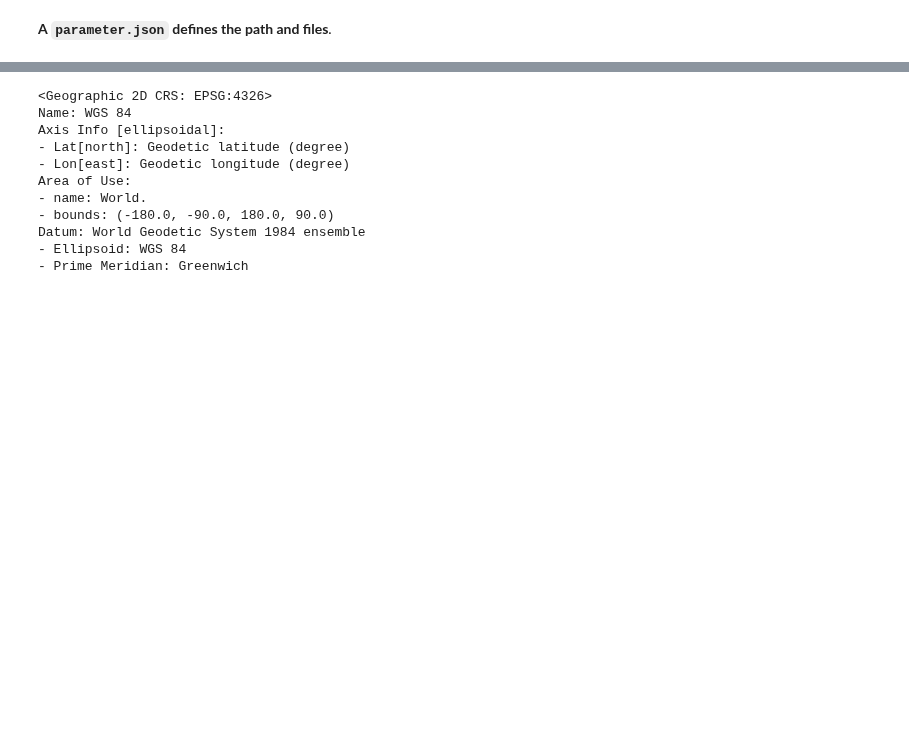
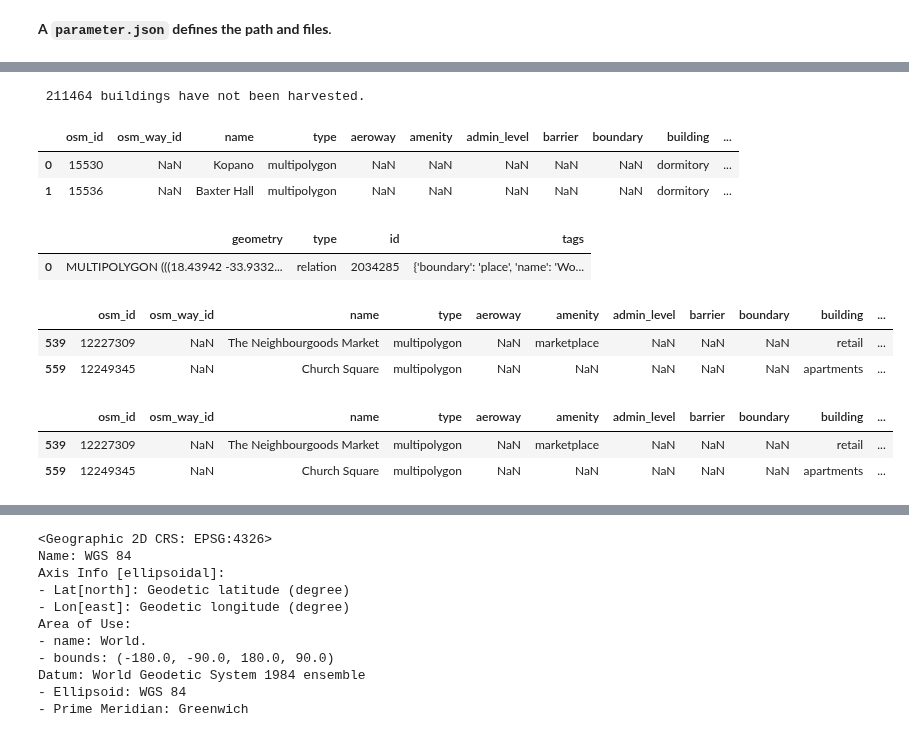
Before and after one commit to AdrianKriger/geo3D, a Jupyter notebook: suburb/osm_LoD1_3DCityModel-walkthrough.ipynb, the cells around one changed output, grey strips where cells are left out. Saved outputs shown, nothing was run; the diff lists cells and outputs as text; code cells hidden in the pictures; blank space fills up the shorter version.

```diff
--- a/suburb/osm_LoD1_3DCityModel-walkthrough.ipynb
+++ b/suburb/osm_LoD1_3DCityModel-walkthrough.ipynb
@@ -103,9 +111,24 @@ runtime: 0:00:13.237894
+# %%
+ts = gdf[gdf['building'].notna()]
+#len(ts)
+print('\n', len(ts), "buildings have not been harvested.")
+# %% [output]
+ 211464 buildings have not been harvested.
+# %%
+ts.head(2)
+# %% [output]
+|  | osm_id | osm_way_id | name | type | aeroway | amenity | admin_level | barrier | boundary | building | ... |
+| 0 | 15530 | NaN | Kopano | multipolygon | NaN | NaN | NaN | NaN | NaN | dormitory | ... |
+| 1 | 15536 | NaN | Baxter Hall | multipolygon | NaN | NaN | NaN | NaN | NaN | dormitory | ... |
 # %%
 #- get the area [suburb]
 query = """[out:json][timeout:30];
-            area[boundary=administrative][name='{0}'];
-            wr[place~"^(sub|town|city|count|state)"][name='{1}'](area);
-            out geom;
+        area[boundary=administrative][name='{0}'] -> .a;
+        (
+        way[amenity='university'][name='{1}'](area.a);
+        relation[place][place~"sub|town|city|count|state|village|borough|quarter|neighbourhood"][name='{1}'](area.a);
+        );
+        out geom;
         """.format(jparams['LargeArea'], jparams['FocusArea'])
 
 url = "http://overpass-api.de/api/interpreter"
@@ -114,7 +137,24 @@ r = requests.get(url, params={'data': query})
 area = osm2geojson.json2geojson(r.json())
 #read into .gpd
 aoi = gpd.GeoDataFrame.from_features(area['features'])
+#aoi = aoi.set_crs(4326, allow_override=True)
+if jparams['osm_type'] == 'relation' and len(aoi) > 1:
+    for i, row in aoi.iterrows():
+        if row.tags != None and 'place' in row.tags:
+            focus = row
+
+    trim = pd.DataFrame(focus)
+    trim = trim.T
+    aoi = gpd.GeoDataFrame(trim, geometry = trim['geometry'])
+    #aoi = aoi.set_crs(4326)
+
+# Drop rows where geometry is None or NaN
+aoi = aoi.dropna(subset=['geometry'])
 aoi = aoi.set_crs(4326, allow_override=True)
+aoi.head(2)
+# %% [output]
+|  | geometry | type | id | tags |
+| 0 | MULTIPOLYGON (((18.43942 -33.9332... | relation | 2034285 | {'boundary': 'place', 'name': 'Wo... |
 # %%
 #- trim rows. the reason this is here and not part of the pyrosm process [above] is; pyrosm breaks some features
 
@@ -129,3 +168,29 @@ ts.reset_index(inplace=True, drop=True)
+# %%
+ts.head(2)
+# %% [output]
+|  | osm_id | osm_way_id | name | type | aeroway | amenity | admin_level | barrier | boundary | building | ... |
+| 539 | 12227309 | NaN | The Neighbourgoods Market | multipolygon | NaN | marketplace | NaN | NaN | NaN | retail | ... |
+| 559 | 12249345 | NaN | Church Square | multipolygon | NaN | NaN | NaN | NaN | NaN | apartments | ... |
+# %%
+# Convert only valid strings, ignore None/NaN
+def safe_convert(tag_string):
+    if isinstance(tag_string, str):
+        formatted_string = "{" + tag_string.replace("=>", ":") + "}"
+        return ast.literal_eval(formatted_string)
+    return {}  # Return an empty dictionary if it's NaN or None
+
+# Apply conversion function
+ts["tags"] = ts["other_tags"].apply(safe_convert)
+
+# Extract values safely
+ts["building:levels"] = ts["tags"].apply(lambda d: d.get("building:levels", None) if isinstance(d, dict) else None)
+ts["building:part"] = ts["tags"].apply(lambda d: d.get("building:part", None) if isinstance(d, dict) else None)
+#df["amenity"] = df["tags"].apply(lambda d: d.get("amenity", None) if isinstance(d, dict) else None)
+ts.head(2)
+# %% [output]
+|  | osm_id | osm_way_id | name | type | aeroway | amenity | admin_level | barrier | boundary | building | ... |
+| 539 | 12227309 | NaN | The Neighbourgoods Market | multipolygon | NaN | marketplace | NaN | NaN | NaN | retail | ... |
+| 559 | 12249345 | NaN | Church Square | multipolygon | NaN | NaN | NaN | NaN | NaN | apartments | ... |
 # %%
 # basic cleaning to harvest building=* (no building:part=*) and building=levels tags only
 
```
Also changed, not shown: parts of 35 cells of this notebook.
